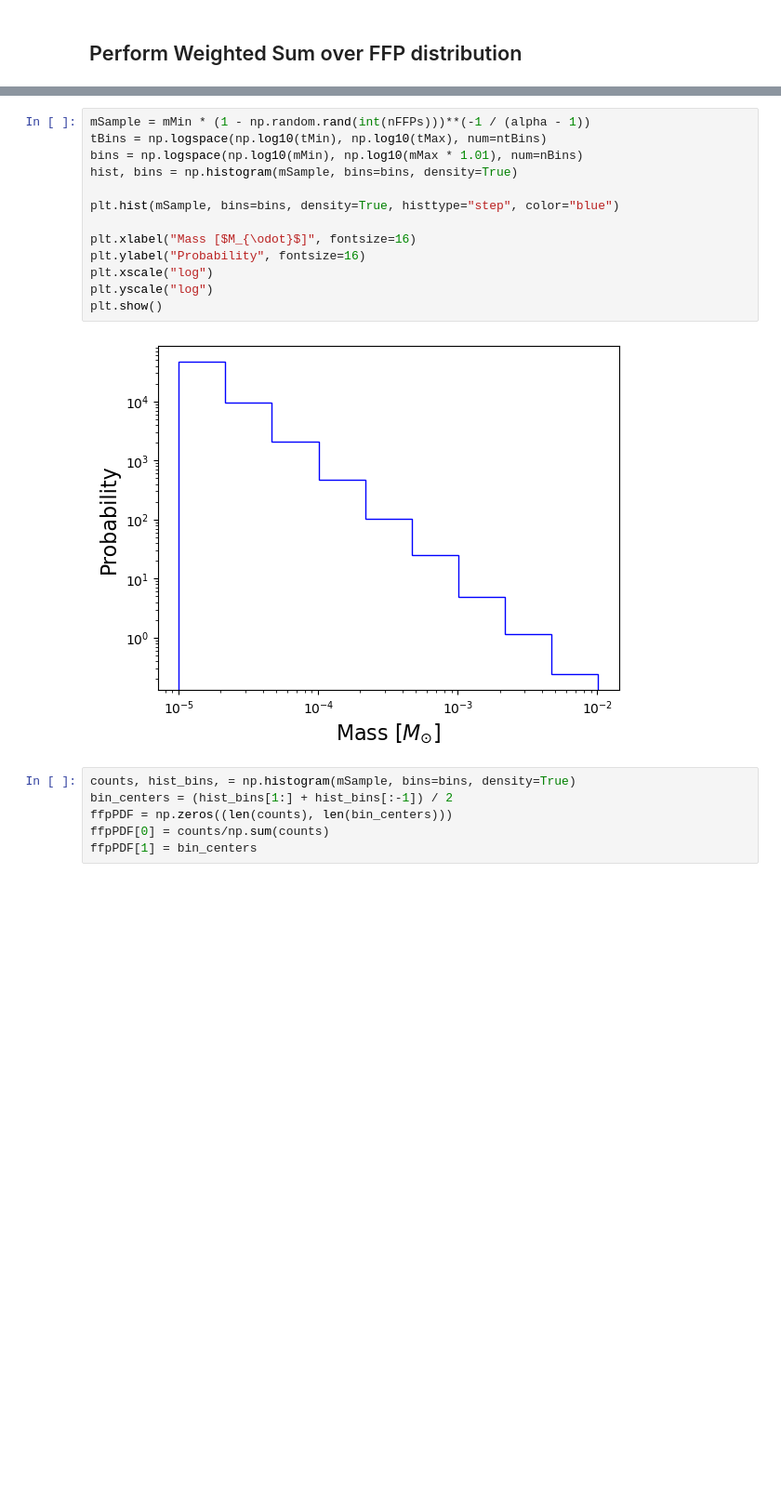
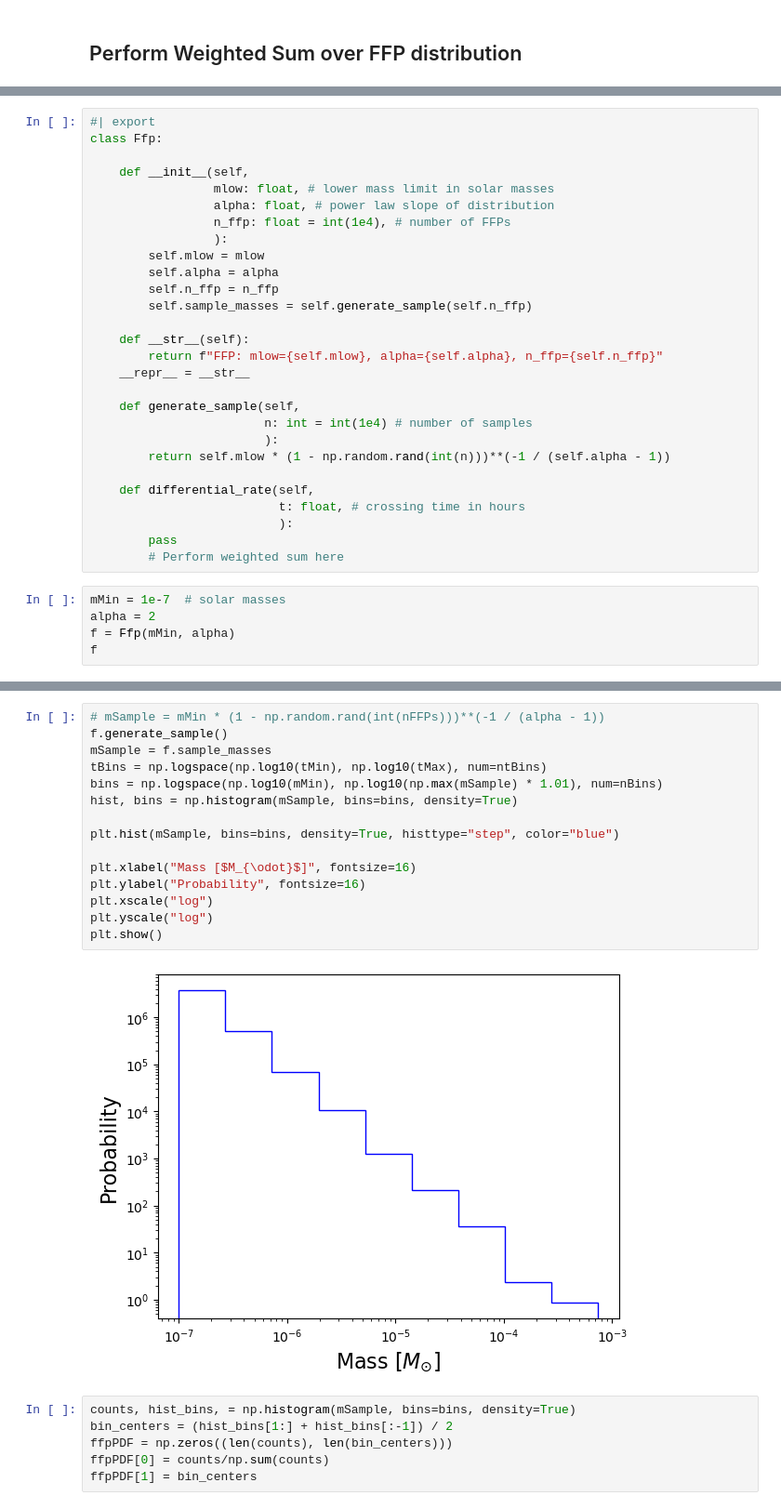
Before and after one commit to NolanSmyth/LensCalcPy, a Jupyter notebook: nbs/01_ffp.ipynb, the cells around one changed output, grey strips where cells are left out. Shown at 93% size. Cells and saved outputs as stored; diff of their text form; blank space fills up the shorter version.

```diff
--- a/nbs/01_ffp.ipynb
+++ b/nbs/01_ffp.ipynb
@@ -96,0 +79,33 @@ ntBins = 10
+# %%
+#| export
+class Ffp:
+
+    def __init__(self,
+                 mlow: float, # lower mass limit in solar masses
+                 alpha: float, # power law slope of distribution
+                 n_ffp: float = int(1e4), # number of FFPs
+                 ):
+        self.mlow = mlow
+        self.alpha = alpha
+        self.n_ffp = n_ffp
+        self.sample_masses = self.generate_sample(self.n_ffp)
+
+    def __str__(self):
+        return f"FFP: mlow={self.mlow}, alpha={self.alpha}, n_ffp={self.n_ffp}"
+    __repr__ = __str__
+
+    def generate_sample(self,
+                        n: int = int(1e4) # number of samples
+                        ):
+        return self.mlow * (1 - np.random.rand(int(n)))**(-1 / (self.alpha - 1))
+
+    def differential_rate(self,
+                          t: float, # crossing time in hours
+                          ):
+        pass
+        # Perform weighted sum here
+# %%
+mMin = 1e-7  # solar masses
+alpha = 2
+f = Ffp(mMin, alpha)
+f
@@ -97,18 +124,20 @@ ntBins = 10
 # %%
-mSample = mMin * (1 - np.random.rand(int(nFFPs)))**(-1 / (alpha - 1))
+# mSample = mMin * (1 - np.random.rand(int(nFFPs)))**(-1 / (alpha - 1))
+f.generate_sample()
+mSample = f.sample_masses
 tBins = np.logspace(np.log10(tMin), np.log10(tMax), num=ntBins)
-bins = np.logspace(np.log10(mMin), np.log10(mMax * 1.01), num=nBins)
+bins = np.logspace(np.log10(mMin), np.log10(np.max(mSample) * 1.01), num=nBins)
 hist, bins = np.histogram(mSample, bins=bins, density=True)
 
 plt.hist(mSample, bins=bins, density=True, histtype="step", color="blue")
 
 plt.xlabel("Mass [$M_{\odot}$]", fontsize=16)
 plt.ylabel("Probability", fontsize=16)
 plt.xscale("log")
 plt.yscale("log")
 plt.show()
 # %% [output]
-[figure, old version]
+[figure, new version]
 # %%
 counts, hist_bins, = np.histogram(mSample, bins=bins, density=True)
 bin_centers = (hist_bins[1:] + hist_bins[:-1]) / 2
```
Also changed, not shown: parts of 8 cells of this notebook, 10 other files.
